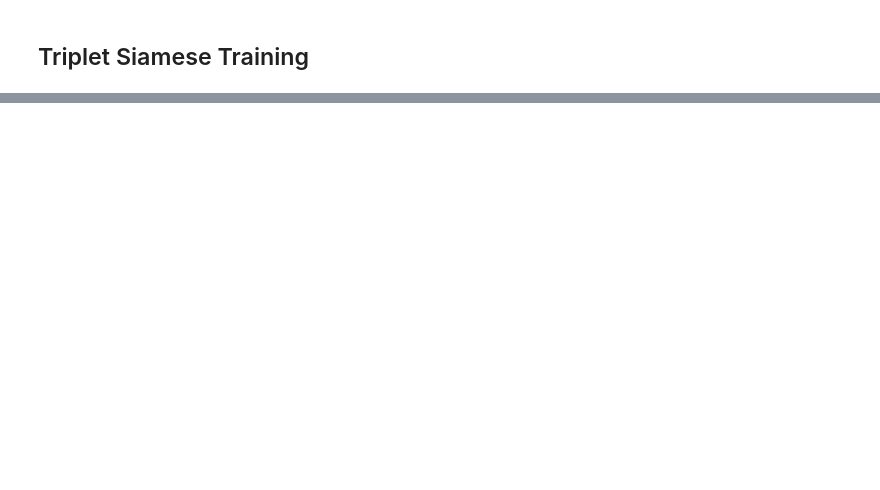
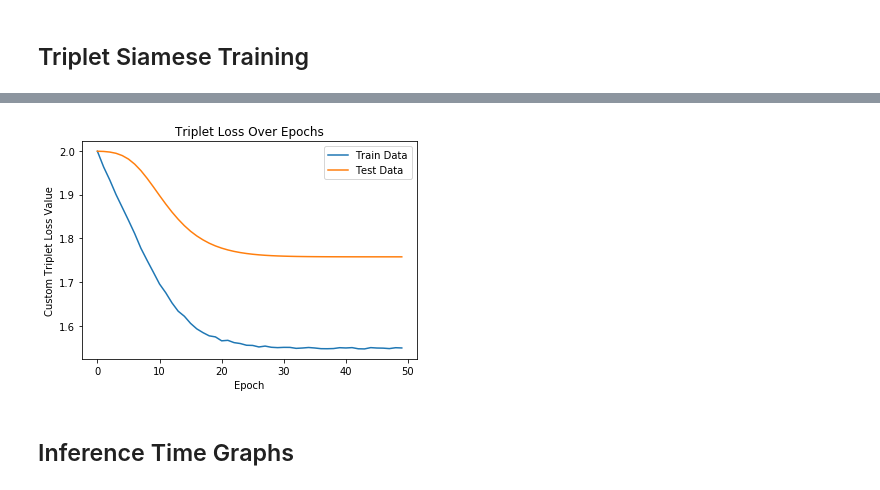
Before and after one commit to navyamehta/recommendation-engines, a Jupyter notebook: PART 4 - Siamese Neural Networks.ipynb, the cells around one changed output, grey strips where cells are left out. Cells and saved outputs as stored; diff of their text form; code cells hidden in the pictures; blank space fills up the shorter version.

Commit message:
Triplet Loss Training

```diff
--- a/PART 4 - Siamese Neural Networks.ipynb
+++ b/PART 4 - Siamese Neural Networks.ipynb
@@ -130,0 +150,7 @@ plt.show()
+# %%
+data = pd.concat([positiveval[["level_0","level_1"]].reset_index(drop=True),
+                  negativeval["level_1"].reset_index(drop=True)], axis=1)
+data.columns = ["Anchor", "Positive", "Negative"]
+np.random.seed(1)
+data, data_test = train_test_split(data, test_size=0.2)
+data.shape
@@ -130,0 +164,23 @@ plt.show()
+# %%
+#ytrue is a dummy value since supervised labels are not provided
+#distdiff is the difference in cosine similarity calculated by the lambda layer
+def triplet_loss(ytrue, distdiff, alpha=2):
+    return tf.reduce_mean(tf.math.maximum(distdiff+alpha, 0.0))
+# %%
+K.clear_session()
+user, positem, negitem = Input((1,)), Input((1,)), Input((1,))
+#Use fixed 128-length internal vector embeddings
+useremb = Embedding(intmatrix.shape[0], latentdim, weights=[userinit], trainable=True)
+itememb = Embedding(intmatrix.shape[1], latentdim, weights=[iteminit], trainable=True)
+user2 = Dropout(0.1)(Flatten()(useremb(user)))
+positem2 = Dropout(0.1)(Flatten()(itememb(positem)))
+negitem2 = Dropout(0.1)(Flatten()(itememb(negitem)))
+cosinesim = Lambda(lambda tensors: K.sum(K.l2_normalize(tensors[0], axis=-1)*
+                                          K.l2_normalize(tensors[1], axis=-1), axis=-1))
+possim = cosinesim([user2, positem2])
+negsim = cosinesim([user2, negitem2])
+simdiff = Lambda(lambda tensors: tensors[1]-tensors[0])
+output = GaussianNoise(0.25)(simdiff([possim, negsim]))
+model2 = Model(inputs=[user, positem, negitem], outputs=output)
+model2.compile(optimizer=keras.optimizers.Adam(learning_rate=1e-3), loss=triplet_loss)
+model2.summary()
@@ -130,0 +205,19 @@ plt.show()
+# %%
+lr = tf.keras.callbacks.LearningRateScheduler(lrscheduler, verbose=0)
+chk = tf.keras.callbacks.ModelCheckpoint("./data/siam.h5", monitor="val_loss", save_weights_only=True,
+                                         save_best_only=True, save_freq="epoch")
+hist = model2.fit([data["Anchor"], data["Positive"], data["Negative"]], np.zeros(data.shape[0]), validation_data=
+                 ([data_test["Anchor"], data_test["Positive"], data_test["Negative"]],
+                  np.zeros(data_test.shape[0])), batch_size=512, callbacks=[chk, lr], epochs=50, verbose=0)
+# %%
+pd.Series(hist.history["loss"]).plot(label="Train Data")
+pd.Series(hist.history["val_loss"]).plot(label="Test Data")
+plt.xlabel("Epoch")
+plt.ylabel("Custom Triplet Loss Value")
+plt.legend(loc="best")
+plt.title("Triplet Loss Over Epochs")
+plt.show()
+# %% [output]
+[figure, added]
+# %% [markdown]
+<h2>Inference Time Graphs </h2>
```
Also changed, not shown: parts of 11 cells of this notebook, 1 other file.
